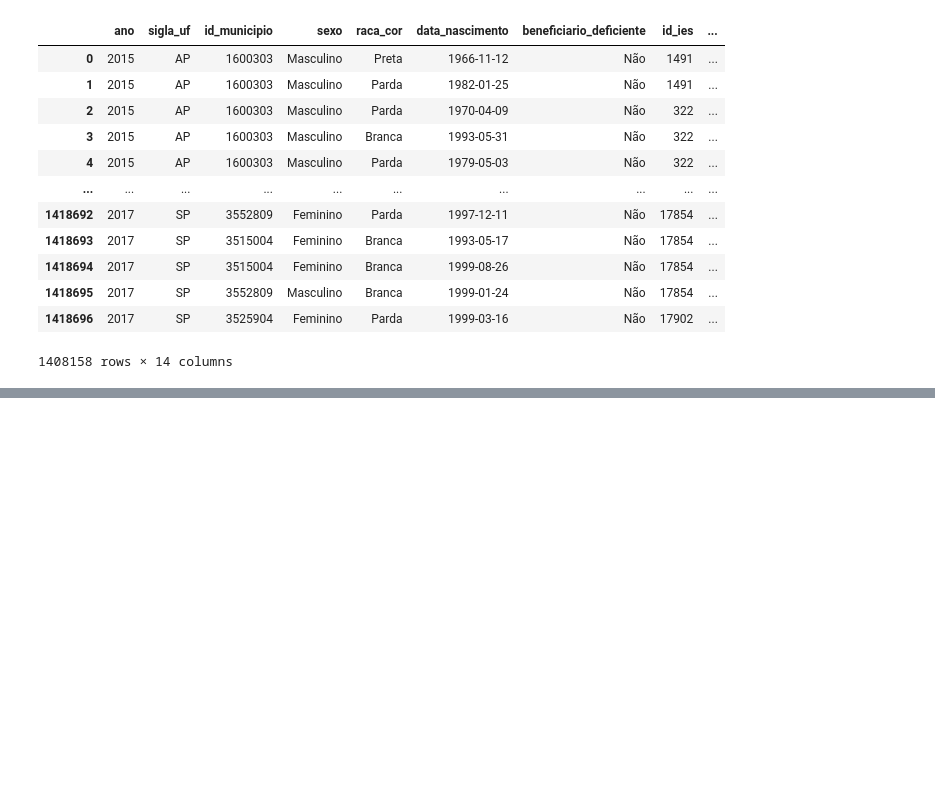
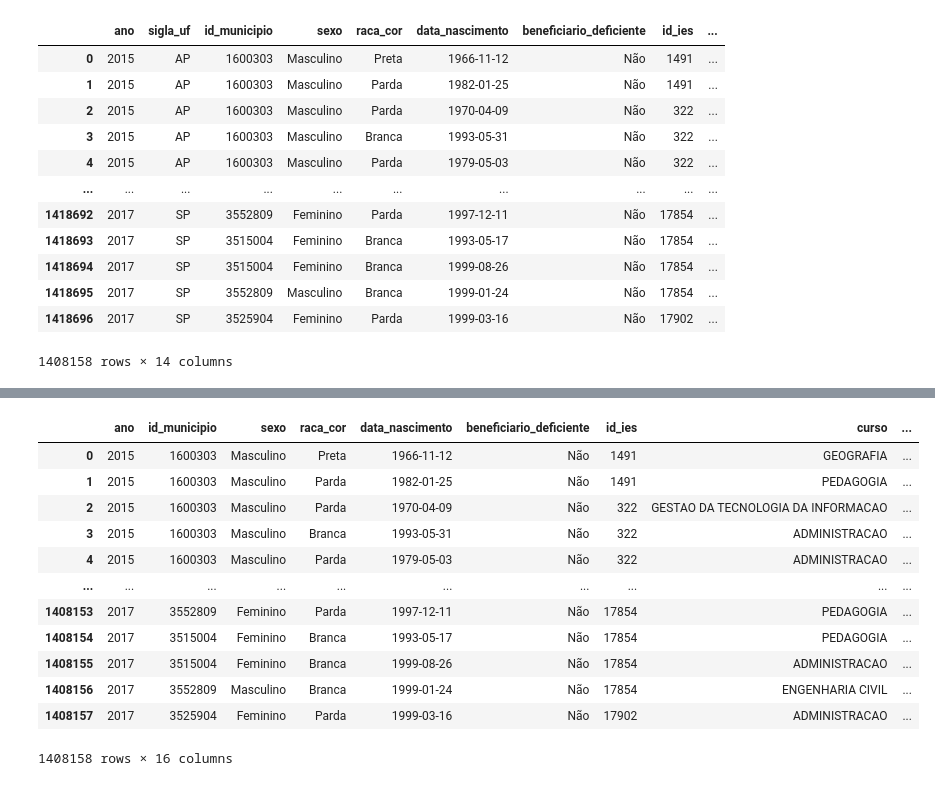
Before and after one commit to jsnpereira-datascience/prouni-analytics, a Jupyter notebook: notebook/data_processing.ipynb, the cells around one changed output, grey strips where cells are left out. Saved outputs shown, nothing was run; the diff lists cells and outputs as text; code cells hidden in the pictures; blank space fills up the shorter version.

```diff
--- a/notebook/data_processing.ipynb
+++ b/notebook/data_processing.ipynb
@@ -353,0 +463,18 @@ data_prouni
+# %%
+maps = {"id_municipio": "id_municipio"}
+df_prouni = dt.join_data(data_prouni, data_cities, maps, join_type='inner')
+df_prouni
+# %% [output]
+|  | ano | id_municipio | sexo | raca_cor | data_nascimento | beneficiario_deficiente | id_ies | curso | ... |
+| 0 | 2015 | 1600303 | Masculino | Preta | 1966-11-12 | Não | 1491 | GEOGRAFIA | ... |
+| 1 | 2015 | 1600303 | Masculino | Parda | 1982-01-25 | Não | 1491 | PEDAGOGIA | ... |
+| 2 | 2015 | 1600303 | Masculino | Parda | 1970-04-09 | Não | 322 | GESTAO DA TECNOLOGIA DA INFORMACAO | ... |
+| 3 | 2015 | 1600303 | Masculino | Branca | 1993-05-31 | Não | 322 | ADMINISTRACAO | ... |
+| 4 | 2015 | 1600303 | Masculino | Parda | 1979-05-03 | Não | 322 | ADMINISTRACAO | ... |
+| ... | ... | ... | ... | ... | ... | ... | ... | ... | ... |
+| 1408153 | 2017 | 3552809 | Feminino | Parda | 1997-12-11 | Não | 17854 | PEDAGOGIA | ... |
+| 1408154 | 2017 | 3515004 | Feminino | Branca | 1993-05-17 | Não | 17854 | PEDAGOGIA | ... |
+| 1408155 | 2017 | 3515004 | Feminino | Branca | 1999-08-26 | Não | 17854 | ADMINISTRACAO | ... |
+| 1408156 | 2017 | 3552809 | Masculino | Branca | 1999-01-24 | Não | 17854 | ENGENHARIA CIVIL | ... |
+| 1408157 | 2017 | 3525904 | Feminino | Parda | 1999-03-16 | Não | 17902 | ADMINISTRACAO | ... |
+1408158 rows × 16 columns
```
Also changed, not shown: parts of 34 cells of this notebook, 2 other files.
